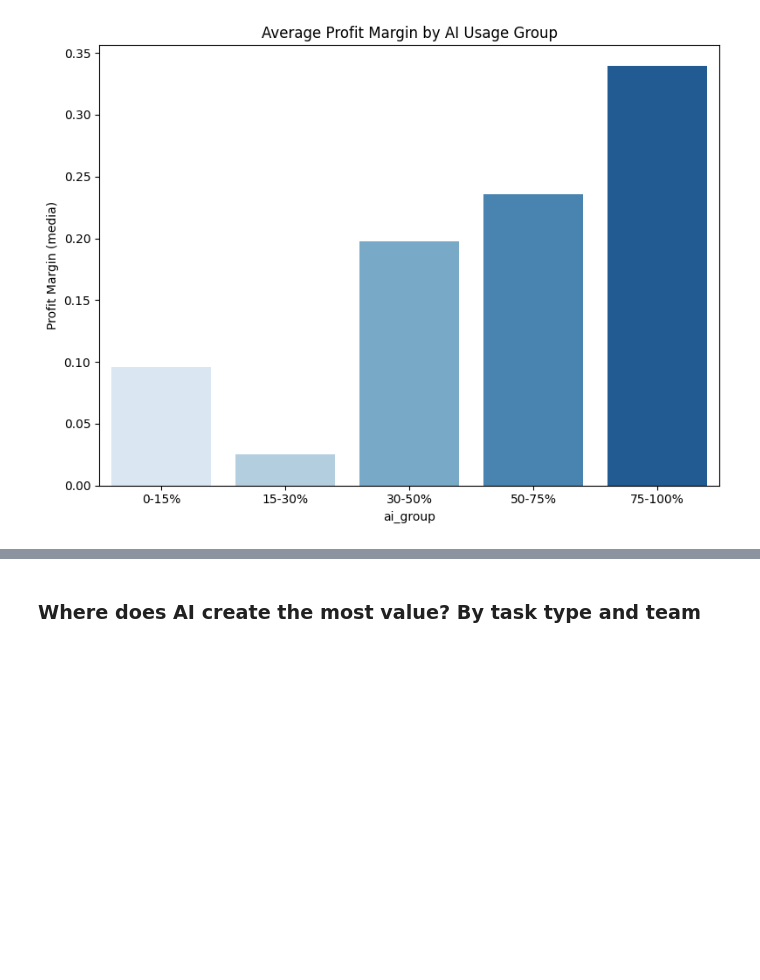
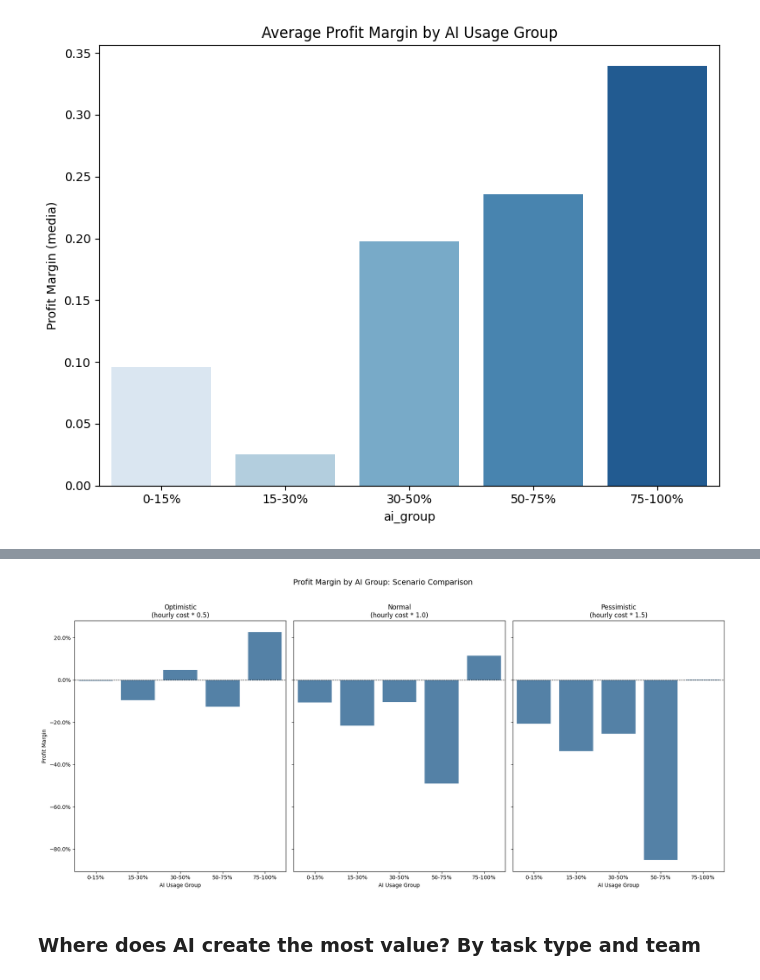
Before and after one commit to Cam-crt/FCM-Data-Alchemist, a Jupyter notebook: src/main_final.ipynb, the cells around one changed output, grey strips where cells are left out. Saved outputs shown, nothing was run; the diff lists cells and outputs as text; code cells hidden in the pictures; blank space fills up the shorter version.

```diff
--- a/src/main_final.ipynb
+++ b/src/main_final.ipynb
@@ -1163,13 +1135,11 @@ uniform across the board.
 ai_on  = final_df[final_df["ai_assisted"] == True]
 ai_off = final_df[final_df["ai_assisted"] == False]
 
-value_metrics = [
-    ("profit_margin",  "Profit Margin"),
+value_metrics = [("profit_margin",  "Profit Margin"),
     ("profit_per_hour","Profit per Hour"),
     ("cost_ratio",     "Cost Ratio"),
     ("efficiency",     "Efficiency"),
-    ("revenue",        "Revenue"),
-]
+    ("revenue",        "Revenue")]
 
 for metric, label in value_metrics:
     m_on  = ai_on[metric].mean()
@@ -1252,3 +1288,38 @@ print(summary)
+# %%
+scenarios = [
+    ("profit_margin_optimistic",  "Optimistic",  "hourly cost * 0.5"),
+    ("profit_margin_normal",      "Normal",      "hourly cost * 1.0"),
+    ("profit_margin_pessimistic", "Pessimistic", "hourly cost * 1.5"),
+]
+
+order = ["0-15%", "15-30%", "30-50%", "50-75%", "75-100%"]
+
+fig, axes = plt.subplots(1, 3, figsize=(18, 8), sharey=True)
+
+for ax, (col, title, subtitle) in zip(axes, scenarios):
+    sns.barplot(
+        data=final_df,
+        x="ai_group",
+        y=col,
+        order=order,
+        errorbar=None,
+        color="steelblue",
+        ax=ax,
+    )
+    ax.set_title(f"{title}\n({subtitle})", fontsize=12)
+    ax.set_xlabel("AI Usage Group")
+    ax.set_ylabel("Profit Margin" if ax == axes[0] else "")
+    ax.yaxis.set_major_formatter(mticker.PercentFormatter(xmax=1, decimals=1))
+    ax.tick_params(axis="x", rotation=0)
+    ax.axhline(0, color="black", linewidth=0.8, linestyle="--")
+
+# we add a zero-line utile per il margin
+
+fig.suptitle("Profit Margin by AI Group: Scenario Comparison", fontsize=14, y=1.02)
+plt.tight_layout()
+plt.show()
+# %% [output]
+[figure, added]
 # %% [markdown]
 ### Where does AI create the most value? By task type and team
 # %% [markdown]
```
Also changed, not shown: parts of 62 cells of this notebook.
